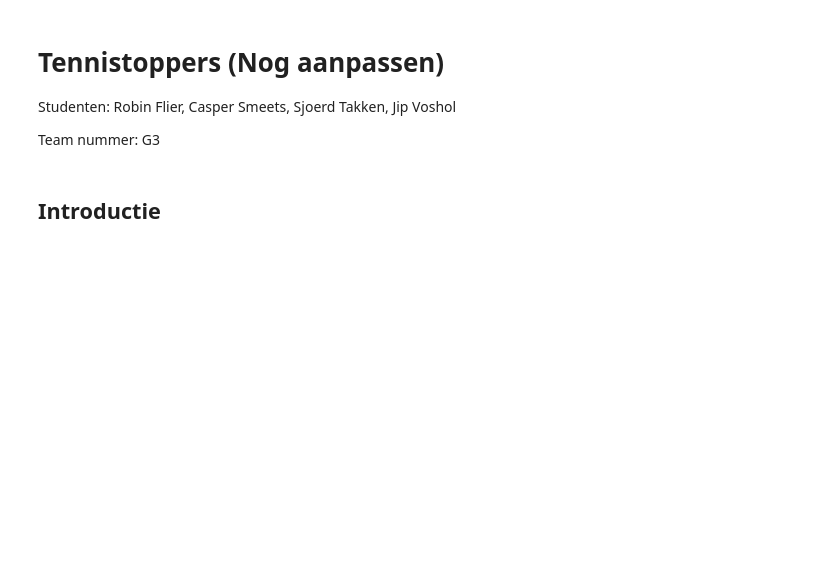
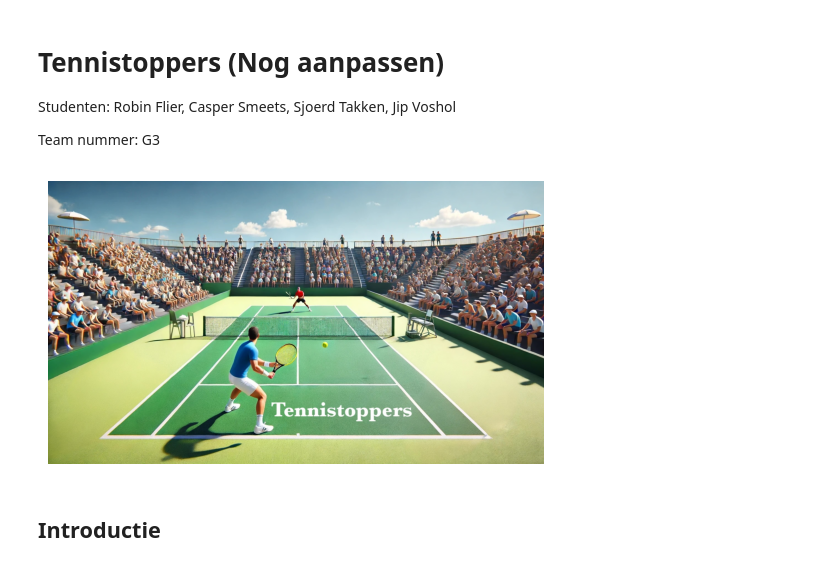
Before and after one commit to sjoerdjt/Info-Vis-Project, a Jupyter notebook: _build/jupyter_execute/docs/format.ipynb, the cells around one changed output. Saved outputs shown, nothing was run; the diff lists cells and outputs as text; code cells hidden in the pictures; blank space fills up the shorter version.

```diff
--- a/_build/jupyter_execute/docs/format.ipynb
+++ b/_build/jupyter_execute/docs/format.ipynb
@@ -4,6 +4,22 @@
 Studenten: Robin Flier, Casper Smeets, Sjoerd Takken, Jip Voshol
 
 Team nummer: G3
+# %%
+from PIL import Image
+import matplotlib.pyplot as plt
+
+# Voer het pad naar je afbeelding in
+image_path = '../images/tennisveld.jpg'
+
+# Open de afbeelding met Pillow
+image = Image.open(image_path)
+
+# Gebruik matplotlib om de afbeelding te tonen
+plt.imshow(image)
+plt.axis('off')  # Verberg de assen
+plt.show()
+# %% [output]
+[figure, added]
 # %% [markdown]
 ## Introductie
 # %% [markdown]
```
Also changed, not shown: 7 other files.
